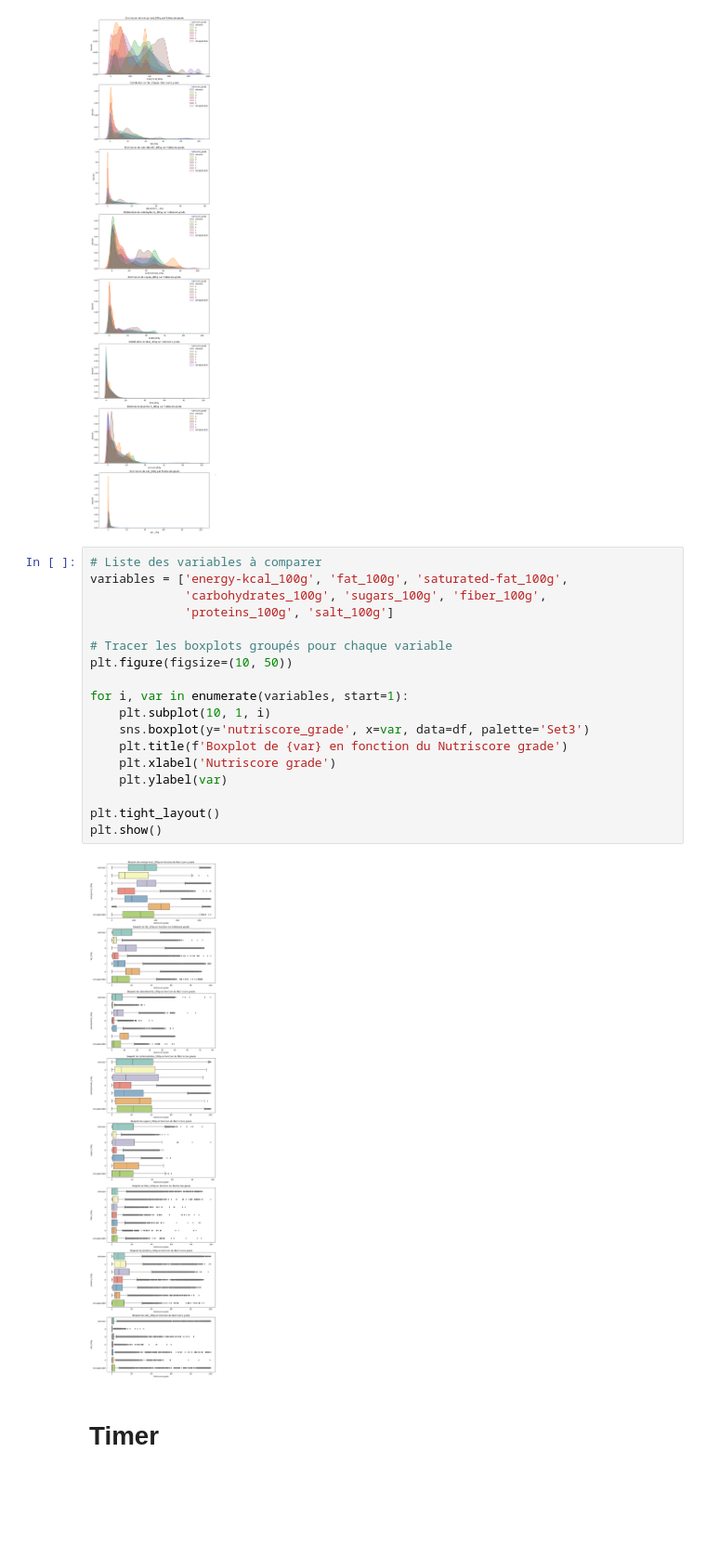
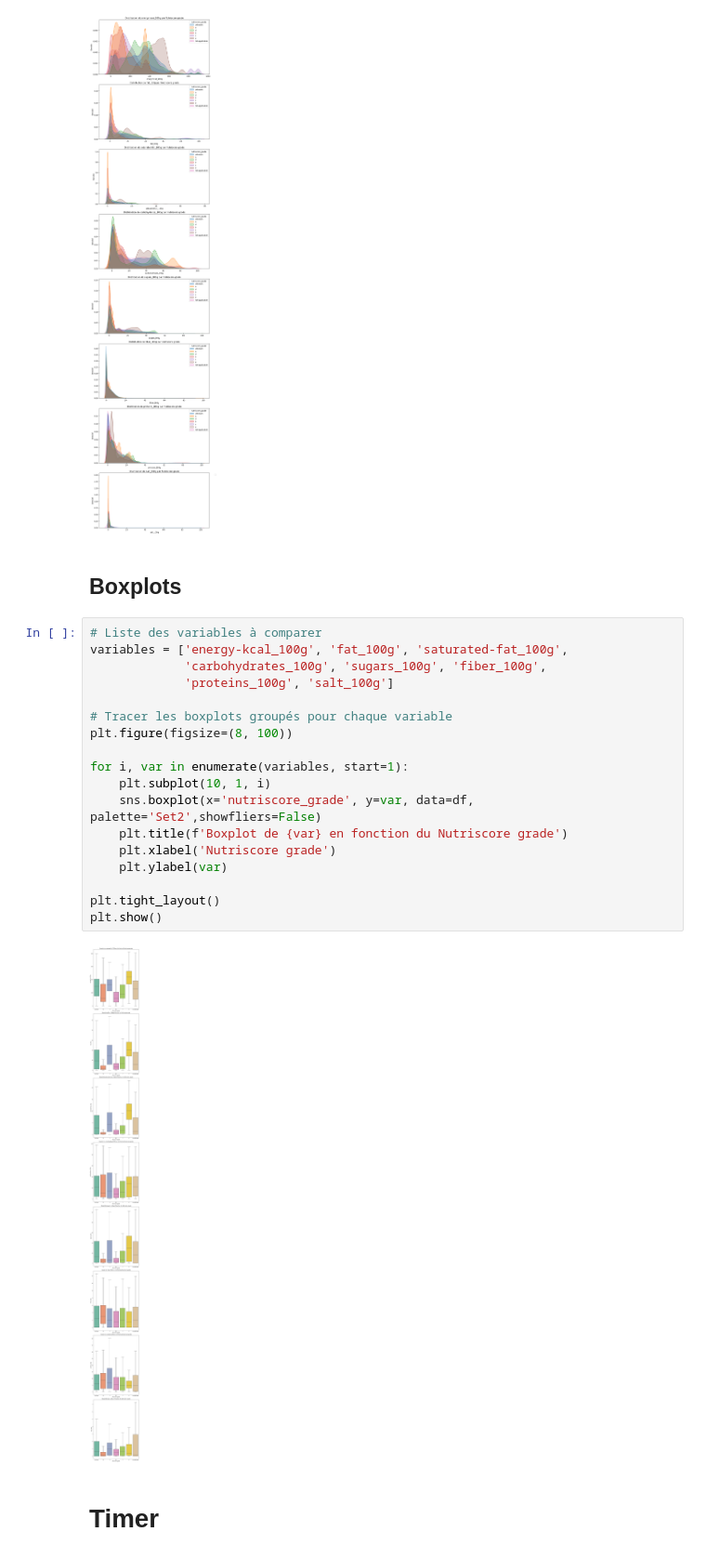
Before and after one commit to Ranack/Datafood, a Jupyter notebook: Foodfact.ipynb, the cells around one changed output. Shown at 93% size. Drawn from its saved outputs; the diff is of its cells as text; blank space fills up the shorter version.

Commit message:
Add visualisation

```diff
--- a/Foodfact.ipynb
+++ b/Foodfact.ipynb
@@ -462,26 +401,28 @@ plt.show()
 # %% [output]
 No artists with labels found to put in legend.  Note that artists whose label start with an underscore are ignored when legend() is called with no argument.
 [figure]
+# %% [markdown]
+## Boxplots
 # %%
 # Liste des variables à comparer
 variables = ['energy-kcal_100g', 'fat_100g', 'saturated-fat_100g',
              'carbohydrates_100g', 'sugars_100g', 'fiber_100g',
              'proteins_100g', 'salt_100g']
 
 # Tracer les boxplots groupés pour chaque variable
-plt.figure(figsize=(10, 50))
+plt.figure(figsize=(8, 100))
 
 for i, var in enumerate(variables, start=1):
     plt.subplot(10, 1, i)
-    sns.boxplot(y='nutriscore_grade', x=var, data=df, palette='Set3')
+    sns.boxplot(x='nutriscore_grade', y=var, data=df, palette='Set2',showfliers=False)
     plt.title(f'Boxplot de {var} en fonction du Nutriscore grade')
     plt.xlabel('Nutriscore grade')
     plt.ylabel(var)
 
 plt.tight_layout()
 plt.show()
 # %% [output]
-[figure, old version]
+[figure, new version]
 # %% [markdown]
 # Timer
 # %%
```
Also changed, not shown: parts of 4 cells of this notebook.
